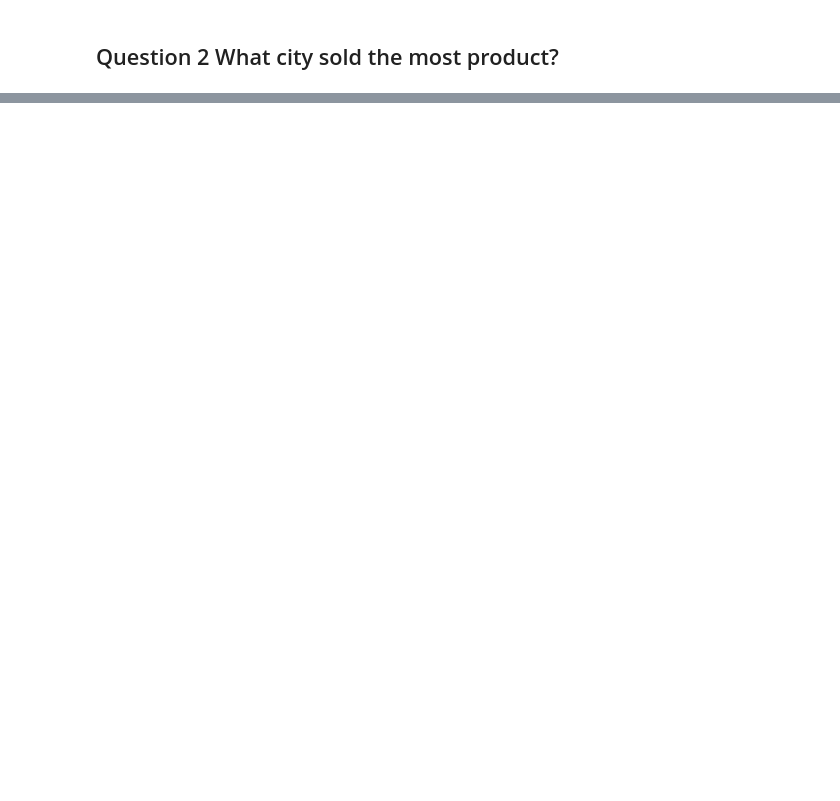
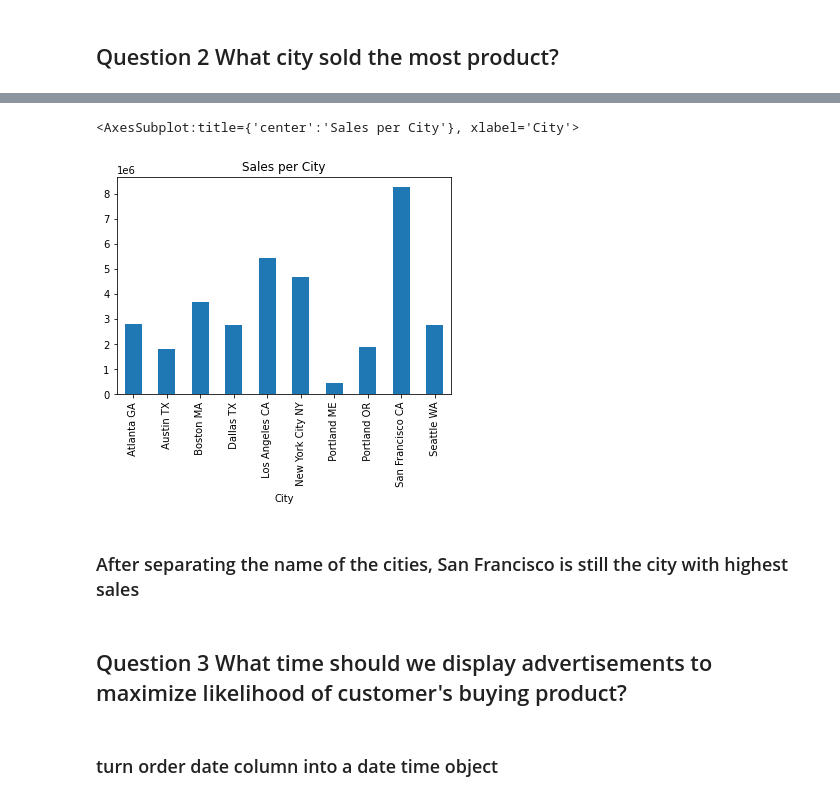
Before and after one commit to andy3278/Pandas-Data-Science-Tasks, a Jupyter notebook: SalesAnalysis/Analysis.ipynb, the cells around one changed output, grey strips where cells are left out. Drawn from its saved outputs; the diff is of its cells as text; code cells hidden in the pictures; blank space fills up the shorter version.

```diff
--- a/SalesAnalysis/Analysis.ipynb
+++ b/SalesAnalysis/Analysis.ipynb
@@ -159,0 +211,6 @@ plt.show()
+# %%
+merged['State'] = merged['Purchase Address'].apply(lambda x: x.split(',')[2].split(' ')[1])
+#merged['State']
+merged['City'] = merged['City']+ " " + merged['State']
+merged['City']
+#merged['State']
@@ -159,0 +230,3 @@ plt.show()
+# %%
+sales_per_city = merged.groupby('City')['Total Price'].sum()
+sales_per_city.sort_values(ascending=False)
@@ -159,0 +246,12 @@ plt.show()
+# %%
+ax = sales_per_city.plot.bar(title='Sales per City')
+ax
+# %% [output]
+<AxesSubplot:title={'center':'Sales per City'}, xlabel='City'>
+[figure, added]
+# %% [markdown]
+### After separating the name of the cities, San Francisco is still the city with highest sales
+# %% [markdown]
+## Question 3 What time should we display advertisements to maximize likelihood of customer's buying product?
+# %% [markdown]
+### turn order date column into a date time object
```
Also changed, not shown: parts of 31 cells of this notebook.
